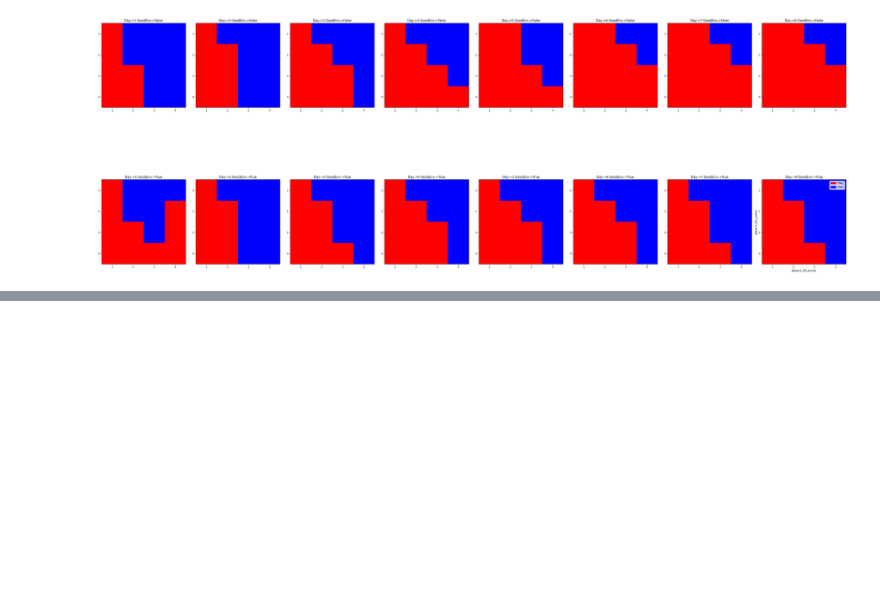
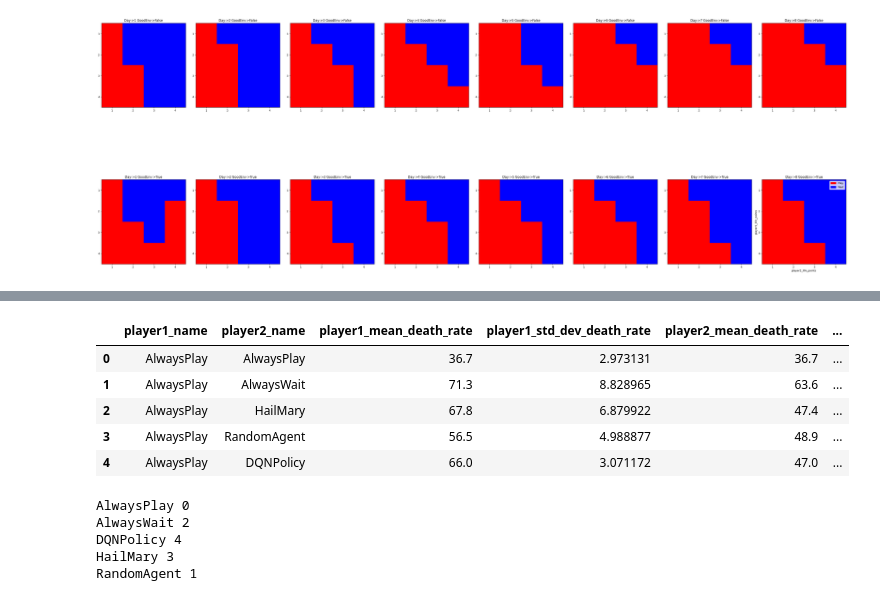
Before and after one commit to faizankshaikh/HomMul, a Jupyter notebook: experiments/trial1.ipynb, the cells around one changed output, grey strips where cells are left out. Cells and saved outputs as stored; diff of their text form; code cells hidden in the pictures; blank space fills up the shorter version.

```diff
--- a/experiments/trial1.ipynb
+++ b/experiments/trial1.ipynb
@@ -919,7 +927,7 @@ writer = SummaryWriter(log_path)
 logger = TensorboardLogger(writer)
 # %%
 #@title Training
-for evolution in range(10):
+for evolution in range(1):
     print(f"#### Evolution {evolution+1}")
     result = offpolicy_trainer(
         policy=train_policies,
@@ -1088,3 +1096,40 @@ fig.tight_layout()
 plt.show()
 # %% [output]
 [figure]
+# %%
+from itertools import product
+
+algos = [AlwaysPlay(), AlwaysWait(), HailMary(), RandomAgent(), agent_learn2]
+df = []
+
+for algo1, algo2 in product(algos, repeat=2):
+    test_policies = MultiAgentPolicyManager([algo1, algo2],  _get_env_test())
+    test_collector = Collector(test_policies, test_envs, exploration_noise=True)
+    result = test_collector.collect(n_episode=1000)
+    arr = result["rews"]
+    interval_size = 100
+    num_intervals = episodes // interval_size
+
+    means = []
+    std_devs = []
+
+    for i in range(0, episodes, interval_size):
+        interval_data = arr[i:i+interval_size]
+        mean = np.mean(interval_data, axis=0)
+        means.append(mean)
+
+    for i in range(num_intervals - 1):
+        mean_diff = means[i+1] - means[i]
+        std_devs.append(mean_diff)
+
+    avg = (np.mean(arr, axis=0)) * -100
+    std_dev = np.std(std_devs, axis=0) * 100
+
+    df.append([str(algo1).split('(')[0], str(algo2).split('(')[0], avg[0], std_dev[0], avg[1], std_dev[1]])
+
+    print("#"*10)
+    print()
+    print(f"death rate (in %) of {str(algo1).split('(')[0]} as player1: {avg[0]:.1f} +- {std_dev[0]:.3f}")
+    print(f"death rate (in %) of {str(algo2).split('(')[0]} as player2: {avg[1]:.1f} +- {std_dev[1]:.3f}")
+
+    print()
@@ -1090,0 +1154,21 @@ plt.show()
+# %%
+df = pd.DataFrame(df, columns=["player1_name", "player2_name", "player1_mean_death_rate", "player1_std_dev_death_rate", "player2_mean_death_rate", "player2_std_dev_death_rate"])
+df.head()
+# %% [output]
+|  | player1_name | player2_name | player1_mean_death_rate | player1_std_dev_death_rate | player2_mean_death_rate | ... |
+| 0 | AlwaysPlay | AlwaysPlay | 36.7 | 2.973131 | 36.7 | ... |
+| 1 | AlwaysPlay | AlwaysWait | 71.3 | 8.828965 | 63.6 | ... |
+| 2 | AlwaysPlay | HailMary | 67.8 | 6.879922 | 47.4 | ... |
+| 3 | AlwaysPlay | RandomAgent | 56.5 | 4.988877 | 48.9 | ... |
+| 4 | AlwaysPlay | DQNPolicy | 66.0 | 3.071172 | 47.0 | ... |
+# %%
+for idx, group in df.groupby("player1_name"):
+    group = group.loc[~(group.player1_name == group.player2_name)]
+    wins = (group.player1_mean_death_rate < group.player2_mean_death_rate).sum()
+    print(idx, wins)
+# %% [output]
+AlwaysPlay 0
+AlwaysWait 2
+DQNPolicy 4
+HailMary 3
+RandomAgent 1
```
Also changed, not shown: parts of 14 cells of this notebook.
